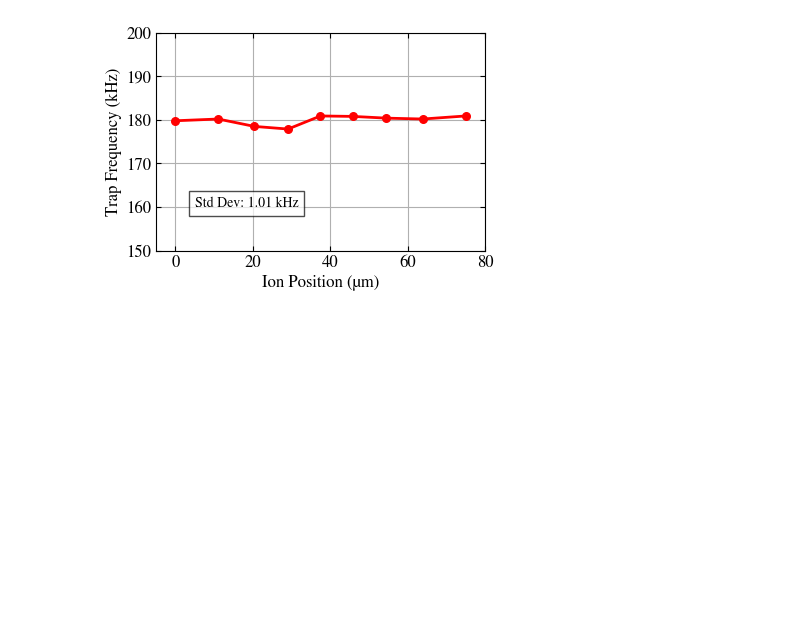
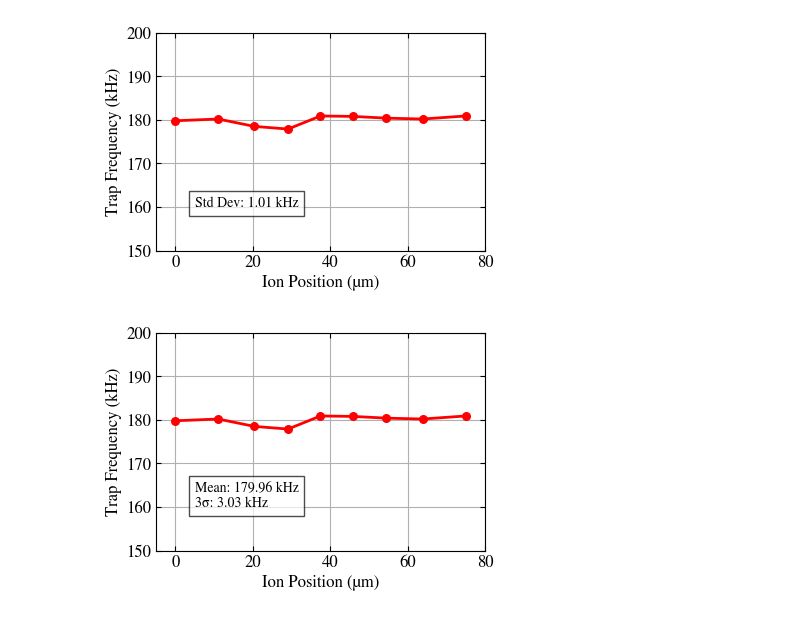
Before and after one commit to HaeffnerLab/Multiplexing, a Jupyter notebook: Ion Shuttling Simulation Time Scan 20250117.ipynb, the cells around one changed output. Cells and saved outputs as stored; diff of their text form; code cells hidden in the pictures; blank space fills up the shorter version.

Commit message:
update trap frequency

```diff
--- a/Ion Shuttling Simulation Time Scan 20250117.ipynb
+++ b/Ion Shuttling Simulation Time Scan 20250117.ipynb
@@ -795,3 +795,55 @@ plt.savefig('./outputs/shuttling/ion_position_vs_trap_freq.pdf', format='pdf', b
 plt.show()
 # %% [output]
 [figure]
+# %%
+import matplotlib.pyplot as plt
+import matplotlib
+import numpy as np
+
+ion_position = np.array([ 0., 11.056, 20.429, 29.098, 37.483, 45.869, 54.538, 63.911, 74.967])
+trap_freq    = np.array([179.8, 180.2, 178.5, 177.9, 180.9, 180.8, 180.4, 180.2, 180.9])
+
+# Statistics
+trap_freq_mean = np.mean(trap_freq)
+trap_freq_std  = np.std(trap_freq)
+trap_freq_3std = 3 * trap_freq_std
+
+# Matplotlib settings
+matplotlib.rcParams.update({
+    "font.family": "STIXGeneral",
+    "xtick.labelsize": 12,
+    "xtick.direction": "in",
+    "xtick.major.pad": 3,
+    "xtick.top": True,
+    "ytick.labelsize": 12,
+    "ytick.direction": "in",
+    "ytick.right": True,
+    "axes.labelsize": 12,
+    "axes.labelpad": 3,
+    "axes.grid": True
+})
+
+# Plot
+plt.figure(figsize=(2.83*1.5, 2.83))
+plt.scatter(ion_position, trap_freq, c='red', s=30, zorder=3)
+plt.plot(ion_position, trap_freq, c='red', lw=2, zorder=2)
+
+plt.xlabel('Ion Position (µm)')
+plt.ylabel('Trap Frequency (kHz)')
+plt.xlim(-5, 80)
+plt.ylim(150, 200)
+plt.grid(True)
+
+# Annotation with mean and 3σ
+text_str = (
+    f'Mean: {trap_freq_mean:.2f} kHz\n'
+    f'3σ: {trap_freq_3std:.2f} kHz'
+)
+plt.text(5, 160, text_str, fontsize=10,
+         bbox=dict(facecolor='white', alpha=0.7))
+
+plt.savefig('./outputs/shuttling/ion_position_vs_trap_freq.pdf',
+            format='pdf', bbox_inches='tight')
+plt.show()
+# %% [output]
+[figure, added]
```
Also changed, not shown: 3 other files.
